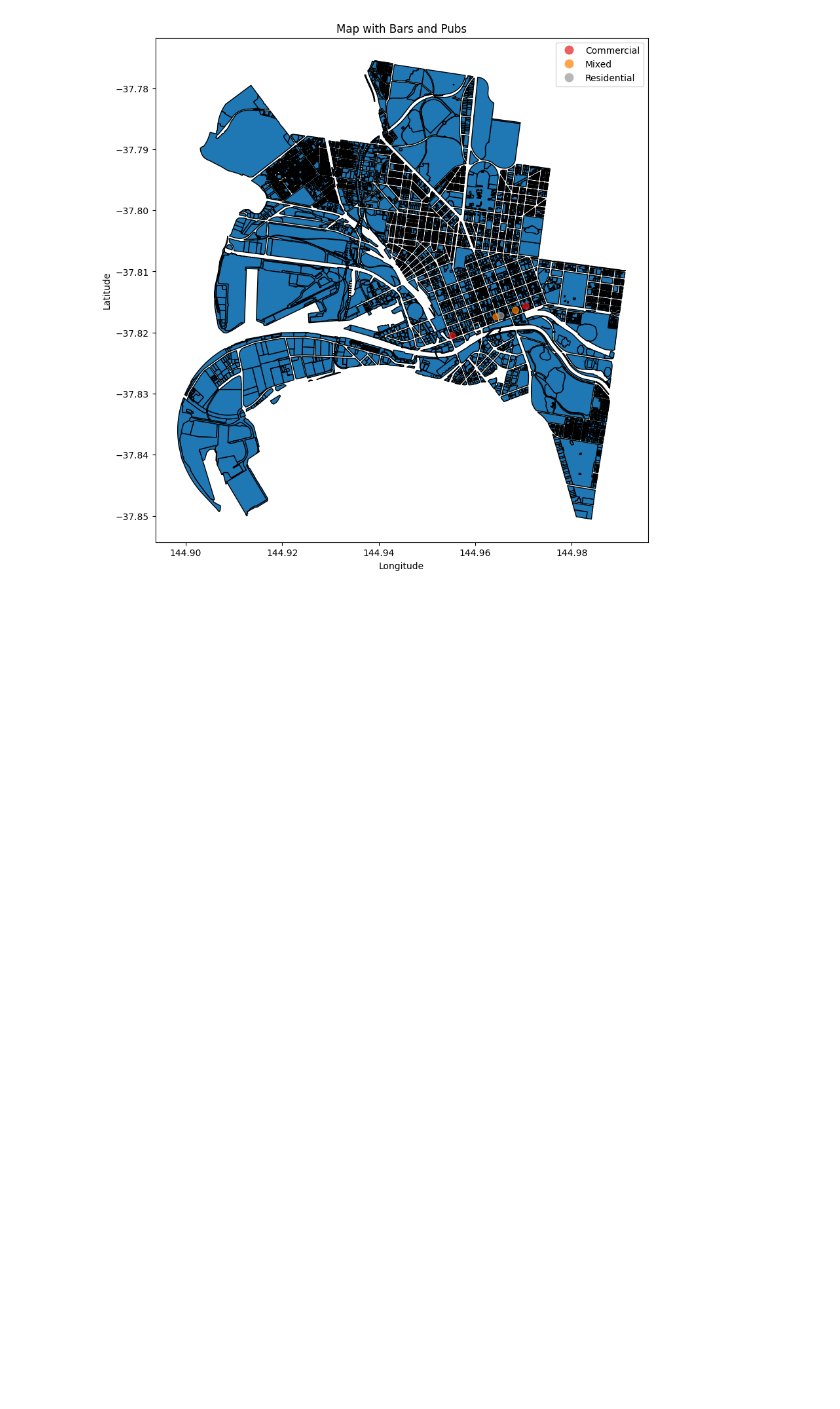
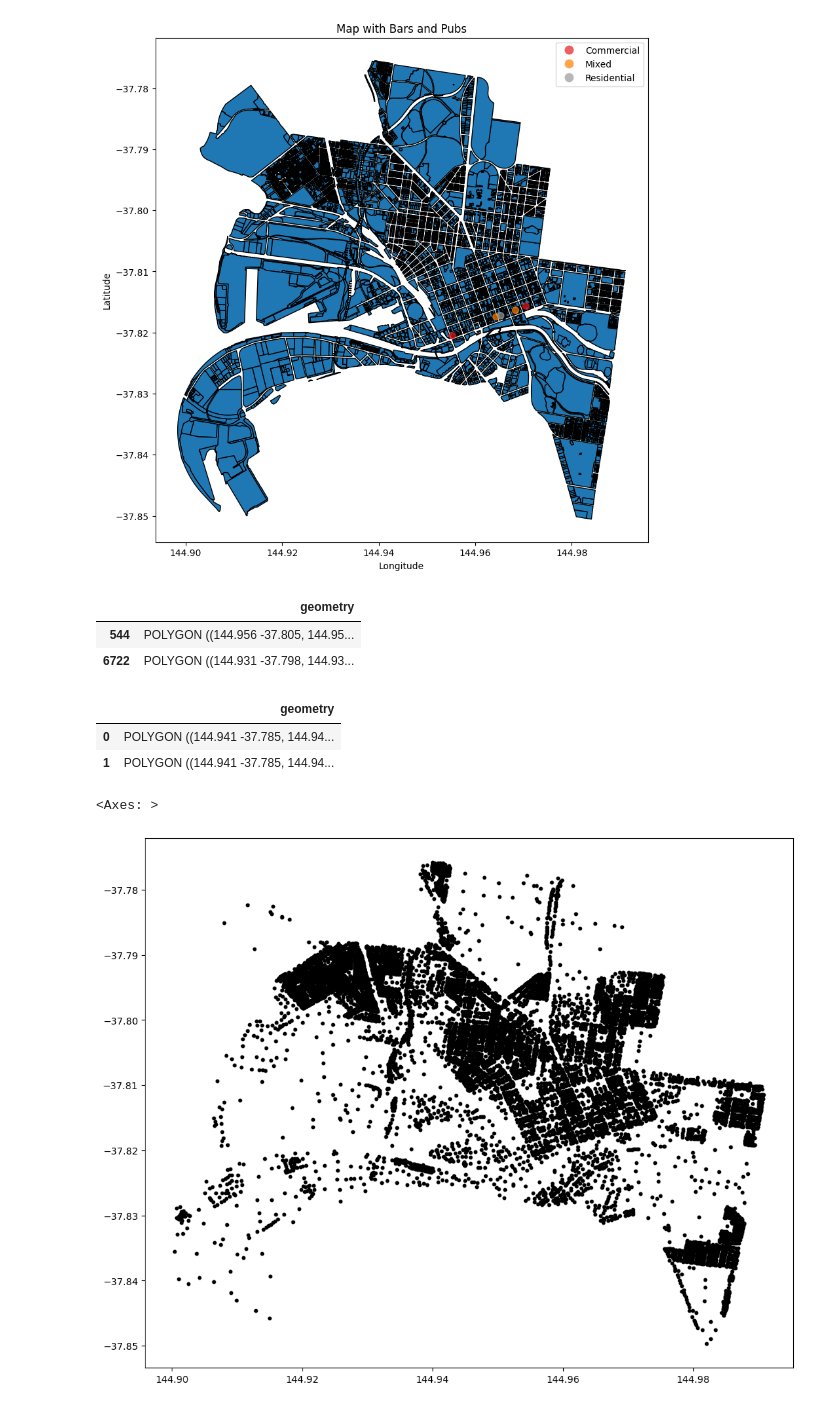
Before and after one commit to 79Stellaa/star_data, a Jupyter notebook: my data final.ipynb, the cells around one changed output. Saved outputs shown, nothing was run; the diff lists cells and outputs as text; code cells hidden in the pictures; blank space fills up the shorter version.

```diff
--- a/my data final.ipynb
+++ b/my data final.ipynb
@@ -198,3 +199,24 @@ plt.ylabel('Latitude')
 plt.show()
 # %% [output]
 [figure]
+# %%
+burbs = gpd.read_file(shp_file_name)
+burbs.set_crs(epsg=5234, inplace=True, allow_override=True)
+burbs.sample(2)
+# %% [output]
+|  | geometry |
+| 544 | POLYGON ((144.956 -37.805, 144.95... |
+| 6722 | POLYGON ((144.931 -37.798, 144.93... |
+# %%
+cols_to_drop = ["LOC_PID", "LC_PLY_PID", "DT_CREATE	"]
+burbs.drop(cols_to_drop, axis=1, inplace=True, errors="ignore")
+burbs.head(2)
+# %% [output]
+|  | geometry |
+| 0 | POLYGON ((144.941 -37.785, 144.94... |
+| 1 | POLYGON ((144.941 -37.785, 144.94... |
+# %%
+burbs.centroid.plot(color='black', markersize=10)
+# %% [output]
+<Axes: >
+[figure, added]
```
Also changed, not shown: parts of 1 cell of this notebook.
